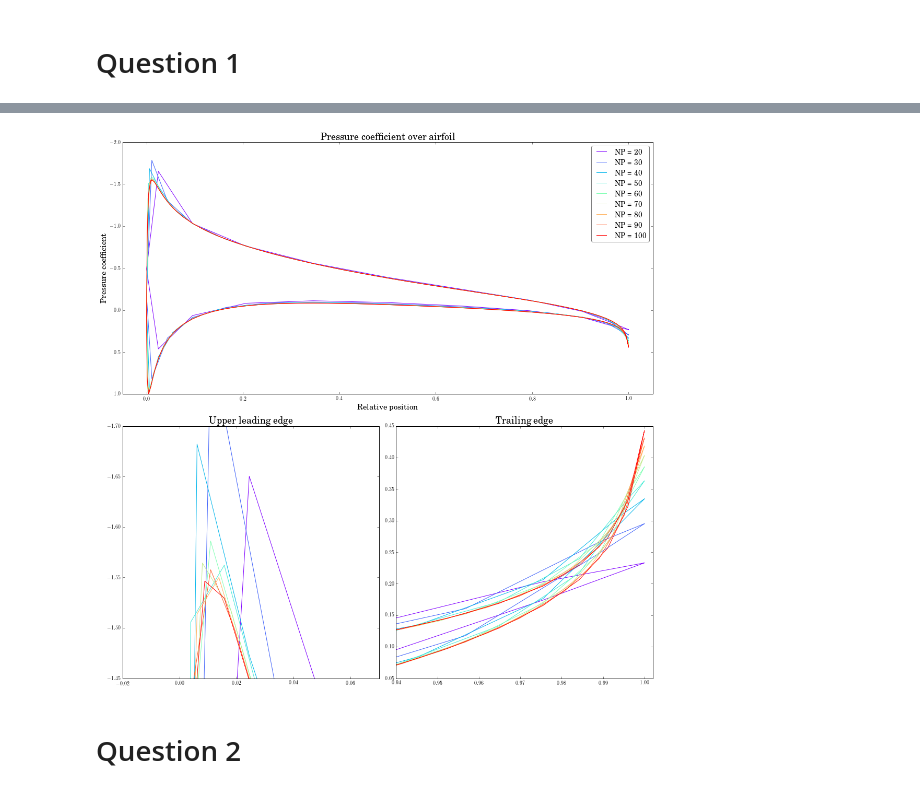
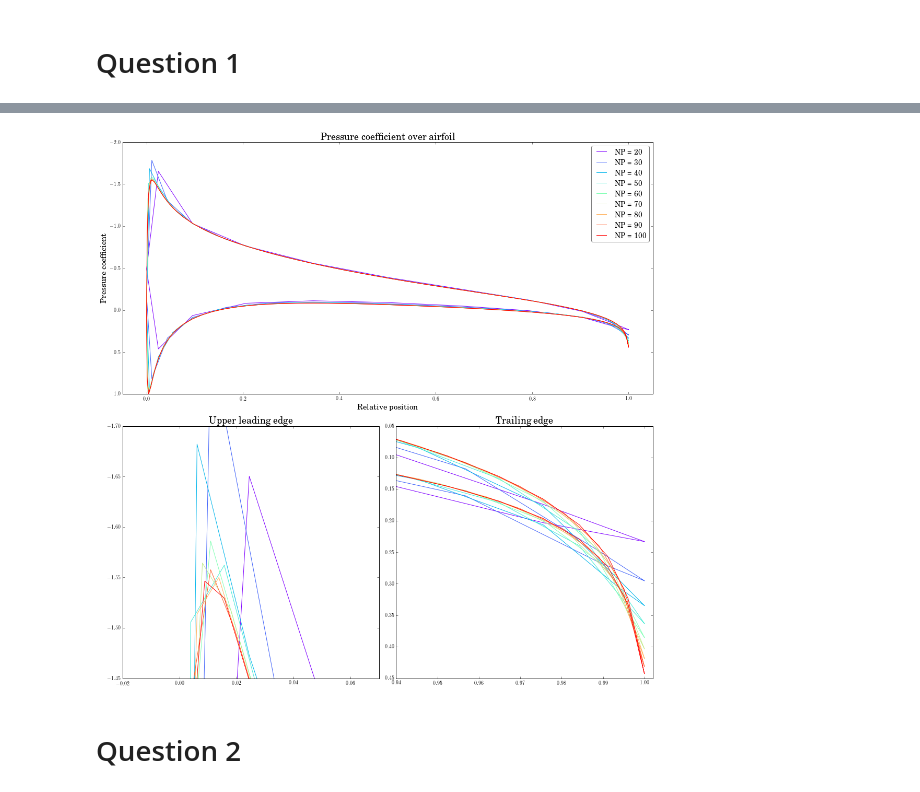
Before and after one commit to selimb/schoolstuff, a Jupyter notebook: mech539/ass4/plots.ipynb, the cells around one changed output, grey strips where cells are left out. Saved outputs shown, nothing was run; the diff lists cells and outputs as text; code cells hidden in the pictures.

```diff
--- a/mech539/ass4/plots.ipynb
+++ b/mech539/ass4/plots.ipynb
@@ -92,35 +92,35 @@ Panels & $C_L$ & $C_D$ & $\Delta C_L$ (\%) & $\Delta C_D$ (\%)\\
 fig = plt.figure(figsize=(15, 15))
 G = gridspec.GridSpec(2, 2)
 ax_top = plt.subplot(G[0,:])
 ax_le = plt.subplot(G[1,0])
 ax_te = plt.subplot(G[1, 1])
 panels = np.arange(20, 110, 10, dtype=int)
 folder = 'q1'
 cm_subsection = np.linspace(0, 1, len(panels))
 colors = [ cm.rainbow(x) for x in cm_subsection ]
 for panel, color in zip(panels, colors):
     prefix = '{:d}panels'.format(panel)
     x, cp = read_cp(folder, prefix)
     ax_top.plot(x, cp, label='NP = %d'%panel, color=color)
     ax_le.plot(x, cp, color=color)
     ax_te.plot(x, cp, color=color)
 
 
 for ax in [ax_top, ax_le, ax_te]:
     ax.invert_yaxis()
 cp_format(ax_top)
 ax_le.set_xlim(-0.02, 0.07)
 ax_le.set_ylim(-1.45, -1.7)
 ax_te.set_xlim(0.94, 1.002)
-ax_te.set_ylim(0.05, 0.45)
+ax_te.set_ylim(0.45, 0.05)
 ax_le.set_title('Upper leading edge')
 ax_te.set_title('Trailing edge')
 ax_top.legend()
 fig.tight_layout()
 fig.savefig('tex/figs/q1.pdf', dpi=400)
 plt.show()
 # %% [output]
-[figure, old version]
+[figure, new version]
 # %% [markdown]
 # Question 2
 # %%
```
Also changed, not shown: parts of 3 cells of this notebook, 3 other files.
